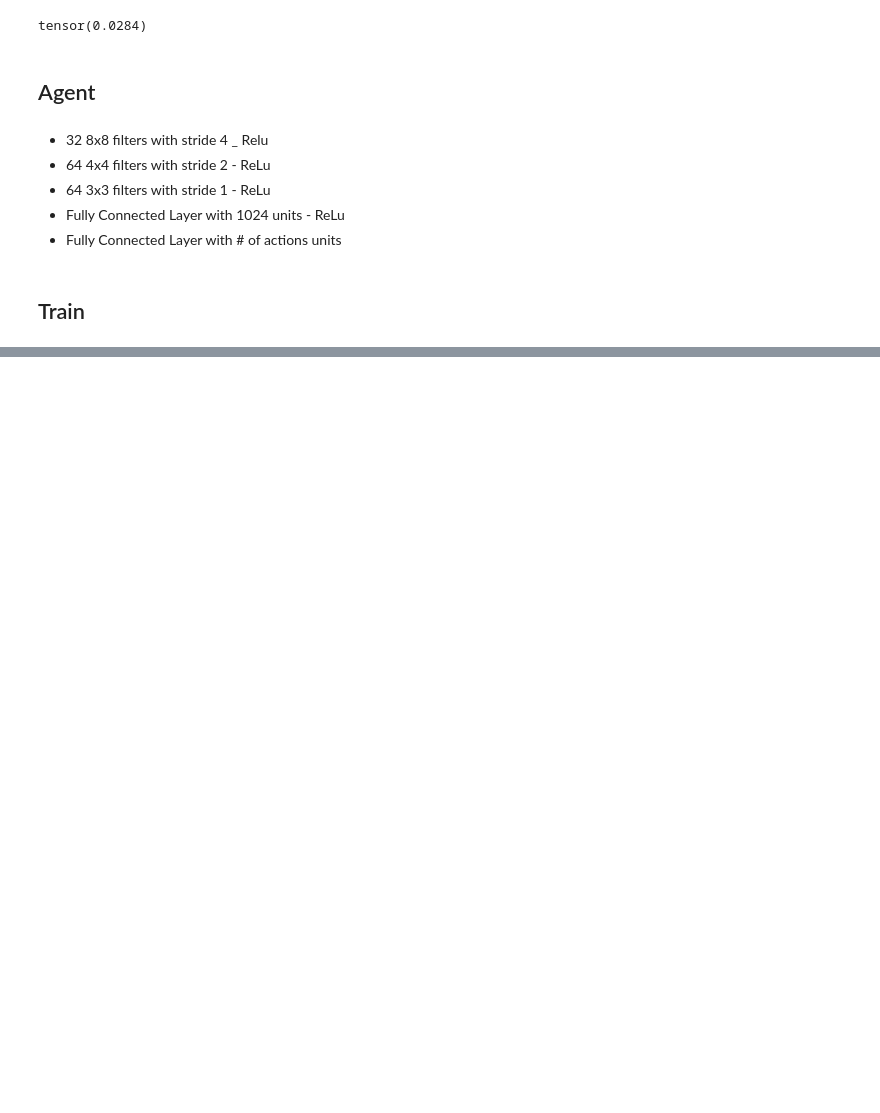
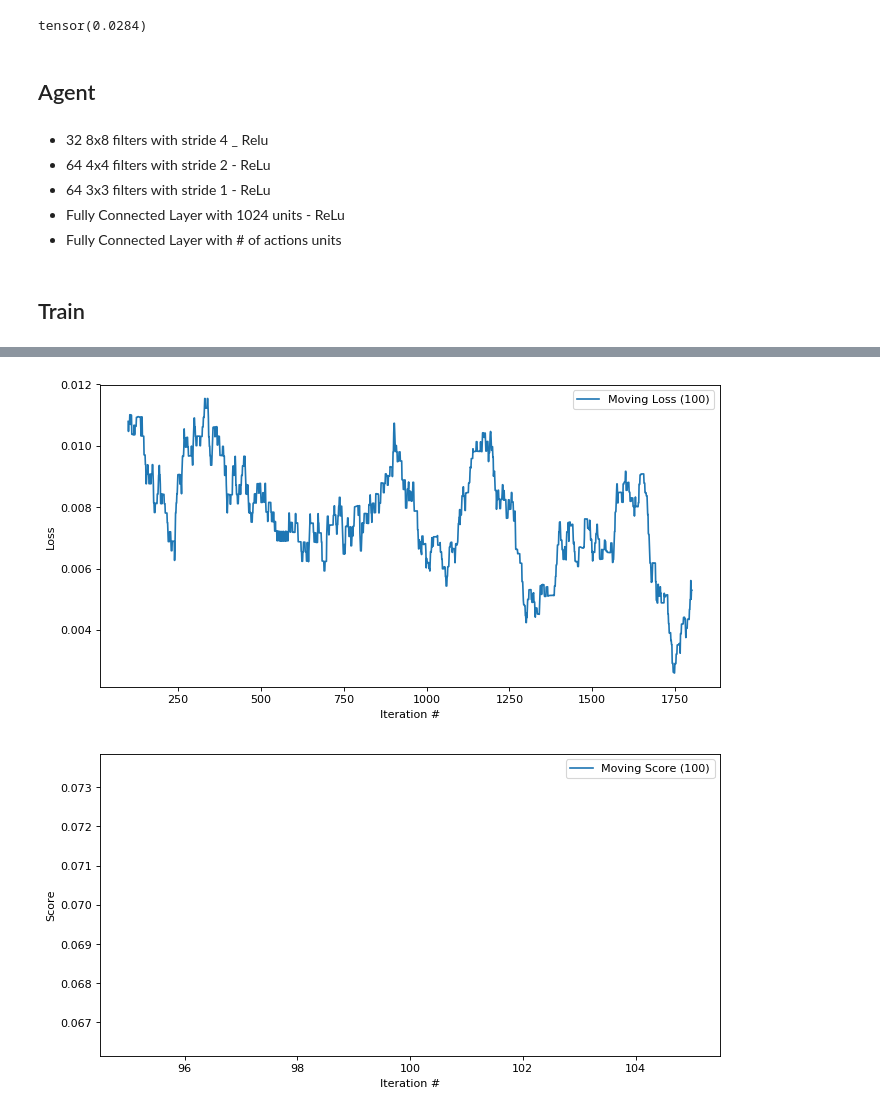
Before and after one commit to ostamand/banana-collector, a Jupyter notebook: Visual/Train_DQN.ipynb, the cells around one changed output, grey strips where cells are left out. Cells and saved outputs as stored; diff of their text form; code cells hidden in the pictures; blank space fills up the shorter version.

Commit message:
feat: Evaluate policy score with a given epsilon

```diff
--- a/Visual/Train_DQN.ipynb
+++ b/Visual/Train_DQN.ipynb
@@ -314,3 +338,18 @@ metric = define_Q_metric(env, brain_name, 100, m )
 metric.evaluate()
 # %% [output]
 tensor(0.0284)
+# %%
+def evaluate_policy(env, brain_name, agent, episodes=100, eps=0.05):
+    scores = []
+    for i in range(episodes):
+        score = 0
+        state = reset_env(env, brain_name)
+        for step_i in range(2000):
+            action = agent.act(state, epsilon=eps)
+            for _ in range(4):
+                state, reward, done = step_env(env, brain_name, action)
+                score += reward
+            if done:
+                break
+        scores.append(score)
+    return np.mean(scores)
@@ -356,10 +397,10 @@ class QNetwork(nn.Module):
 # %% [markdown]
 ## Train
 # %%
-episodes = 10
+episodes = 100
 steps = 2000
 out_file='model_v1.ckpt'
-print_every = 10
+print_every = 1
 
 # Hyperparameters
 
@@ -391,7 +432,7 @@ agent = Agent(m, m_target, action_size=4, seed=0,
              )
 # %%
 agent.reset()
-scores = helpers.MovingResult(100, name='score', save_raw=False)
+scores = []
 
 last_saved = 0
 eps = initial_eps
@@ -409,17 +450,17 @@ with tnrange(episodes) as t:
     for ep_i in t:
         agent.reset_episode()
         state = reset_env(env, brain_name)
-        score = 0
         for step_i in range(steps):
             action = agent.act(state, epsilon=eps)
 
             # action repeat
+            reward =0
             for i in range(action_repeat):
-                next_state, reward, done = step_env(env, brain_name, action)
+                next_state, r, done = step_env(env, brain_name, action)
+                reward += r
 
             # step agent
             agent.step(state, action, reward, next_state, done)
-            score += reward
             state = next_state
             if done:
                 break
@@ -428,17 +469,20 @@ with tnrange(episodes) as t:
             it += 1
             eps = max(final_eps,initial_eps-(initial_eps-final_eps)/final_exp_it*it)
 
-        # add episode score
-        scores.add(score)
-
         # calculate q metric
         qs.append(q_metric.evaluate())
 
         # update log
         if (ep_i+1) % print_every == 0:
-            t.set_postfix(it=it, epsilon=eps, score=scores.last)
+            score = evaluate_policy(env, brain_name, agent, episodes=10)
+            scores.append((ep_i+1, score))
+            t.set_postfix(
+                it=it,
+                epsilon=eps,
+                score=f'{score:.2f}'
+            )
 
-        if scores.last >= 5.0 and scores.last > last_saved*1.05:
-            last_saved = scores.last
+        if scores[-1][1] >= 5.0 and scores[-1][1] > last_saved*1.05:
+            last_saved = scores[-1][1]
             print('Saving...')
             agent.save(out_file)
@@ -452,6 +497,8 @@ plt.plot()
 # %%
 agent.losses.plot()
-scores.plot()
+# %% [output]
+[figure, added]
+[figure, added]
 # %%
 p = {
     'it': it,
```
Also changed, not shown: parts of 7 cells of this notebook.
